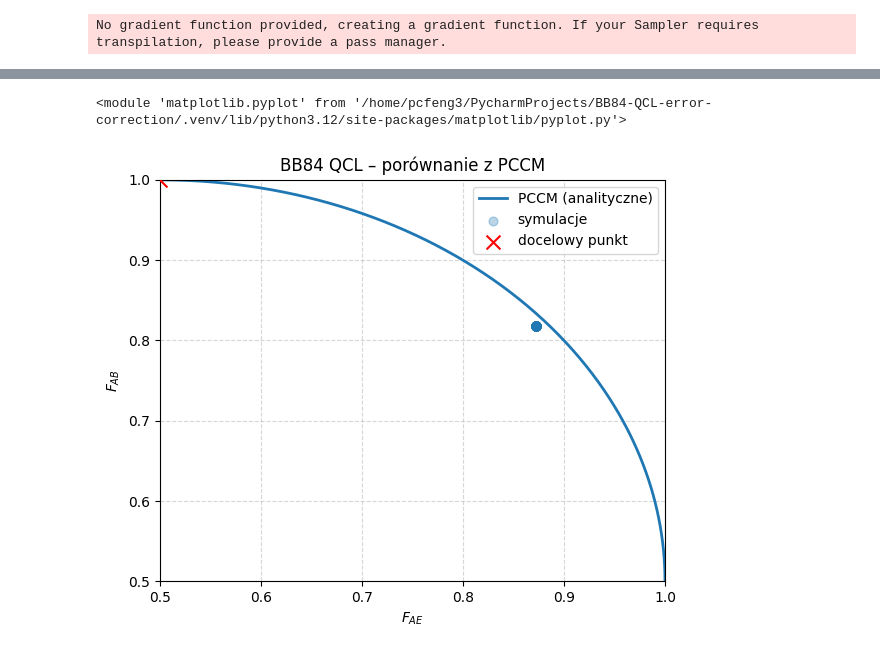
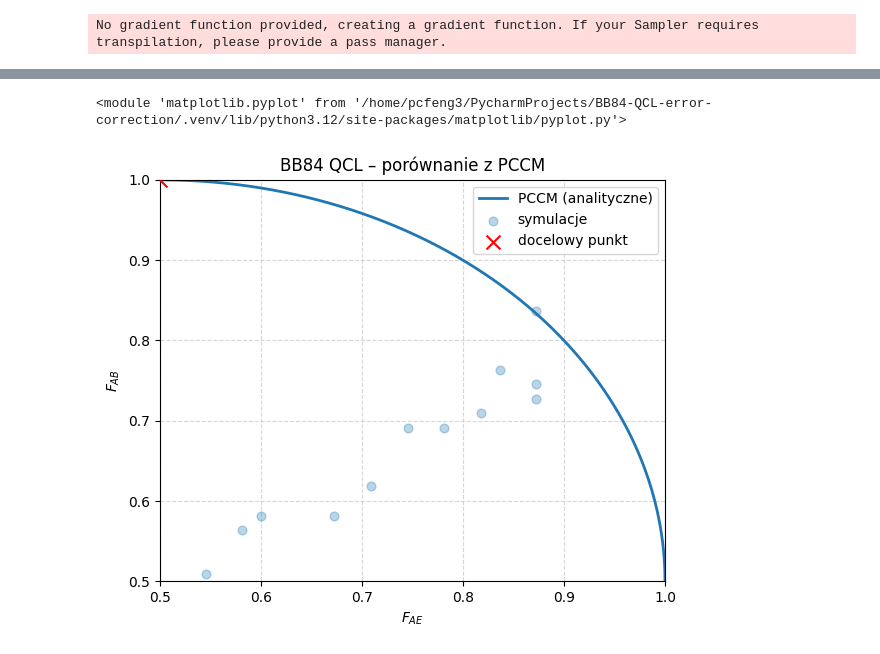
Before and after one commit to wojciechp6/BB84-QCL-error-correction, a Jupyter notebook: experiments/gan_like_train.ipynb, the cells around one changed output, grey strips where cells are left out. Drawn from its saved outputs; the diff is of its cells as text; code cells hidden in the pictures.

```diff
--- a/experiments/gan_like_train.ipynb
+++ b/experiments/gan_like_train.ipynb
@@ -21,13 +21,11 @@ def train():
     bob_qber, eve_qber = [], []
     for epoch in range(50):
         loss = protocol.train()
-        print(epoch, loss)
-        # print(protocol.get_all_parameters())
-        # qber = protocol.run()
-        # bob_qber.append(qber['bob_qber'])
-        # eve_qber.append(qber['eve_qber'])
-        # if epoch % 5 == 0:
-        #     print(f'epoch: {epoch}, loss: {loss}, QBER: {qber}')
+        qber = protocol.run()
+        bob_qber.append(qber['bob_qber'])
+        eve_qber.append(qber['eve_qber'])
+        if epoch % 5 == 0:
+            print(f'epoch: {epoch}, loss: {loss}, QBER: {qber}')
 
     return bob_qber, eve_qber
 # %%
@@ -82,5 +91,5 @@ b_q, e_q = train()
 # %%
-plt_fab_fae(b_q, e_q, 1)
+plt_fab_fae(b_q, e_q, 0.5)
 # %% [output]
 <module 'matplotlib.pyplot' from '/home/pcfeng3/PycharmProjects/BB84-QCL-error-correction/.venv/lib/python3.12/site-packages/matplotlib/pyplot.py'>
-[figure, old version]
+[figure, new version]
```
Also changed, not shown: parts of 5 cells of this notebook, 2 other files.
